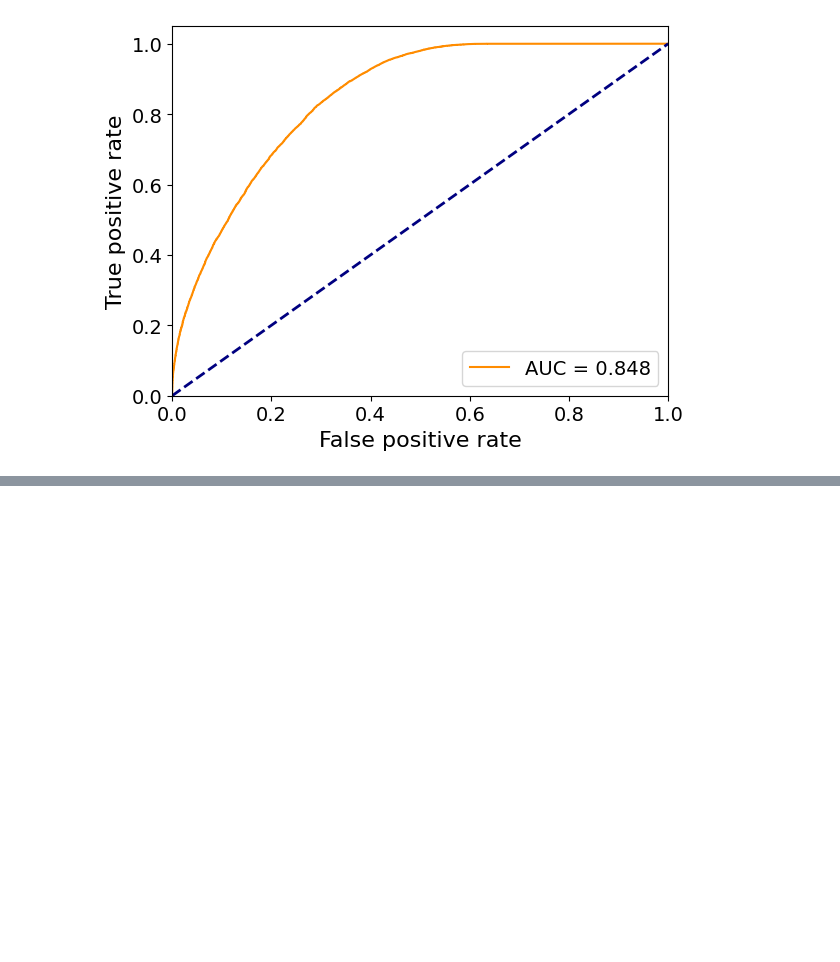
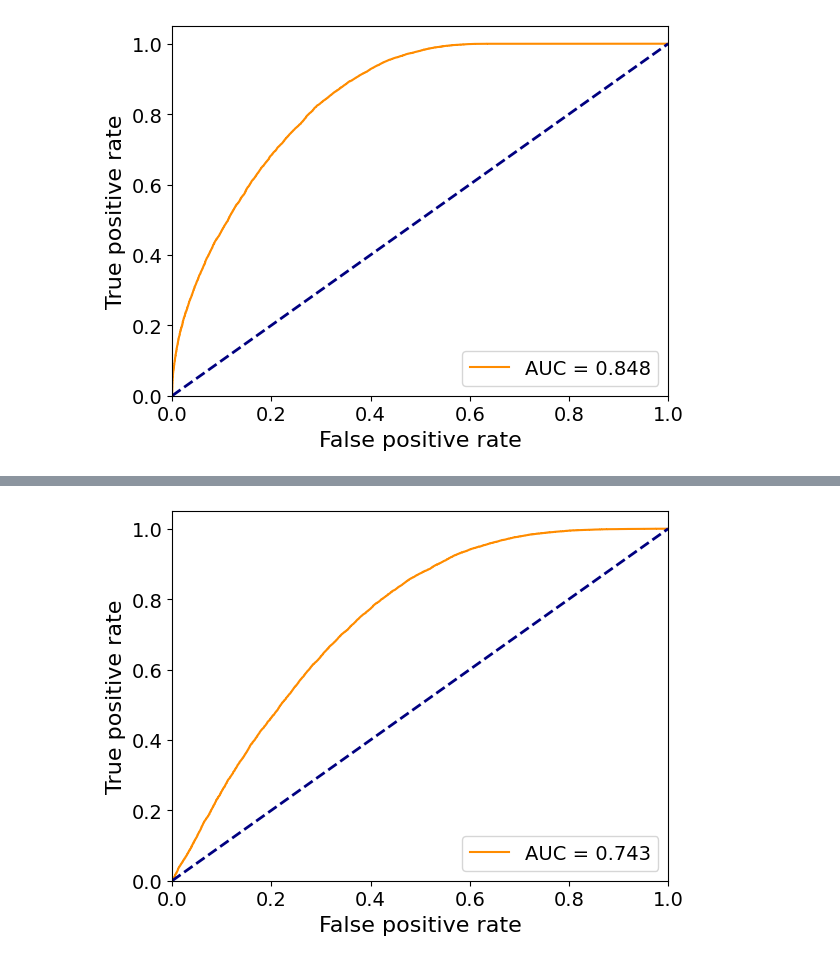
Before and after one commit to scipp-atlas/cabin-notebooks, a Jupyter notebook: FullyConnected-SUSY.ipynb, the cells around one changed output, grey strips where cells are left out. Saved outputs shown, nothing was run; the diff lists cells and outputs as text; code cells hidden in the pictures; blank space fills up the shorter version.

```diff
--- a/FullyConnected-SUSY.ipynb
+++ b/FullyConnected-SUSY.ipynb
@@ -39,19 +39,3 @@ from LearningCutsUtils import OneToOneLinear, EfficiencyScanNetwork
 from LearningCutsUtils import loss_fn, effic_loss_fn, lossvars
 # %%
 import pandas as pd
-# %%
-filepath='/data/mhance/SUSY/Compressed/'
-filebase='SusySkimSlep_v0.2_SlepSignals__'
-filename='MGPy8EG_A14N23LO_SlepSlep_dir_2L2MET75_%dp0_%dp0_NoSys' % (mass,mass-split)
-filesuff='.hf5'
-fullname=filepath+filebase+filename+filesuff
-
-# , columns=['lep1MT_Met', 'lep2MT_Met', 'met_Et','Rll']
-df1 = pd.read_hdf(fullname, key='MGPy8EG_A14N23LO_SlepSlep_dir_2L2MET75_200p0_170p0_NoSys')
-print(df1)
-branches=['lep1MT_Met', 'lep2MT_Met', 'met_Et','Rll','Rll']
-df1 = df1[branches].to_numpy()
-print(df1)
-num_sig_events = len(df1)
-
-#print(np.expand_dims(df1[:,-1],1))
@@ -368,0 +332,14 @@ Output threshold for 95.0% efficiency if trained on noisy data: 0.35773739218711
+# %%
+# some hyperparameters
+learning_rate=0.5
+batch_size=int(len(y_train)/1.) # only one batch
+epochs=50
+
+simplenet = torch.nn.Sequential(
+    torch.nn.Linear(m, 1, bias=False),
+    torch.nn.Sigmoid()
+)
+
+torch.save(simplenet.state_dict(), 'net_simpleFC_untrained.pth')
+optimizer = torch.optim.SGD(simplenet.parameters(), lr=learning_rate)
+#optimizer = torch.optim.Adam(simplenet.parameters(), lr=0.05)
@@ -368,0 +418,5 @@ Output threshold for 95.0% efficiency if trained on noisy data: 0.35773739218711
+# %%
+LCU.make_ROC_curve(y_test, y_pred_test)
+plt.savefig("ROC_simpleFC_dummy.pdf")
+# %% [output]
+[figure, added]
```
Also changed, not shown: parts of 13 cells of this notebook.
